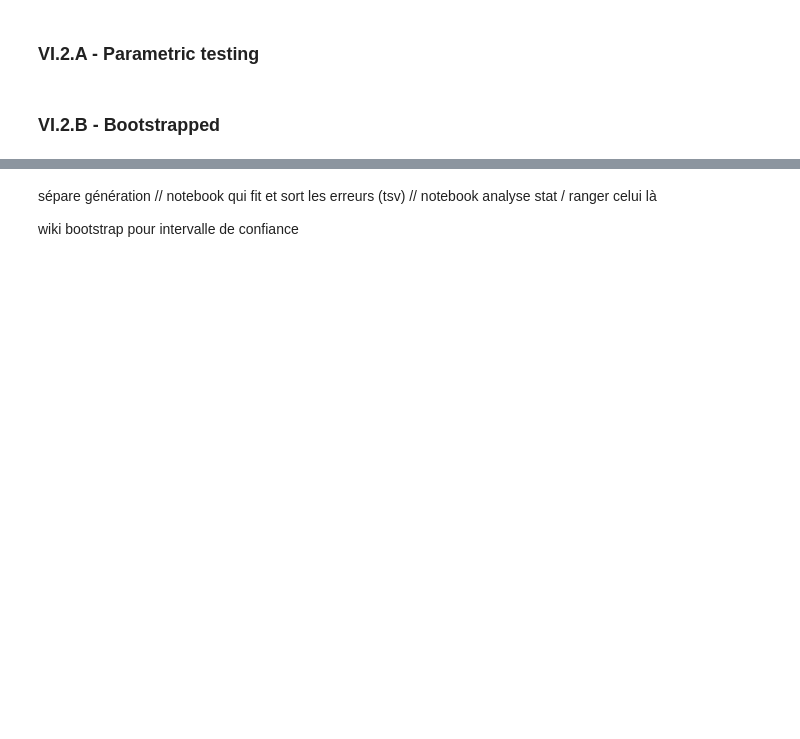
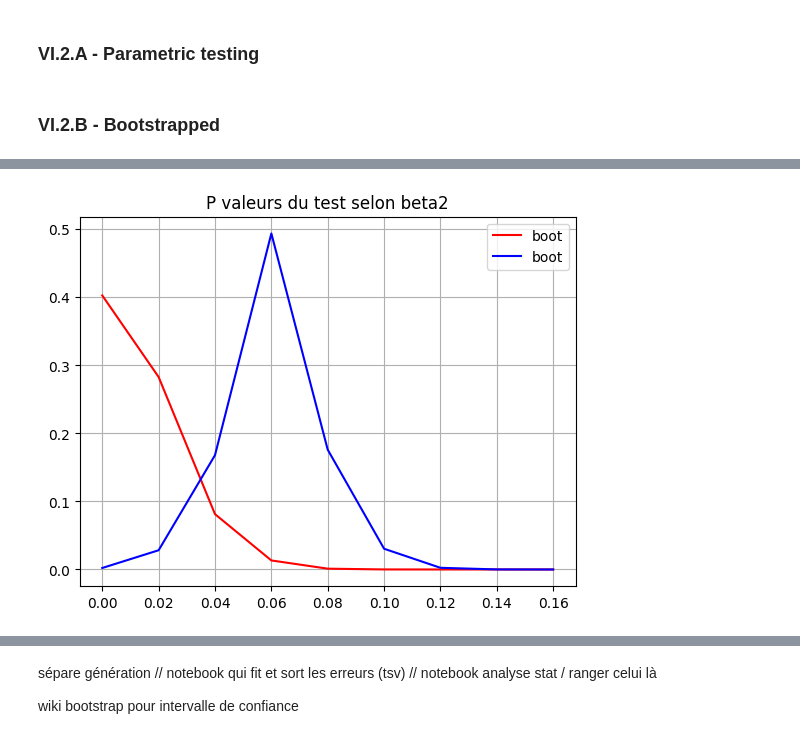
Before and after one commit to AntoineGilsonGH/The-Design-and-Analysis-of-Benchmark-Experiments, a Jupyter notebook: I0_Simplification.ipynb, the cells around one changed output, grey strips where cells are left out. Drawn from its saved outputs; the diff is of its cells as text; code cells hidden in the pictures; blank space fills up the shorter version.

```diff
--- a/I0_Simplification.ipynb
+++ b/I0_Simplification.ipynb
@@ -1759,16 +1641,17 @@ def graphs_confidence_intervals_boot_diff():
 # %% [markdown]
 ### VI.2.A - Parametric testing
 # %%
-def power_simulation():
+# Ajout de la statistique de test et de la puissance
 
-    np.random.seed(42)
-    n= 150
-    m = 2000
-    power = []
+def power_1():
+
+
     standard_errors = []
     test_statistics = []
-    p_values = []
-    beta1 = 2
+    p_values_bil = []
+    p_values_right = []
+    power_bil = []
+    power_right = []
     epsilon = np.random.normal(0, 1, n + m)
     x = np.random.uniform(0, 5, n + m)
 
@@ -1802,20 +1685,26 @@ def power_simulation():
 
         test_stat = d_barre/se # Statistique pour l'hypothèse nulle
 
-        student = stats.t.ppf(0.95, df=m-1)
-        p_value = 1 - stats.t.cdf(abs(test_stat), df = m-1)
+        student_bil = stats.t.ppf(0.975, df=m-1)
+        p_value_bil = 1 - stats.t.cdf(abs(test_stat), df = m-1)
+        student_right = stats.t.ppf(0.95, df=m-1)
+        p_value_right = 1 - stats.t.cdf(test_stat, df=m-1)
 
-        test_alt = student - test_stat
-        puissance = 1 - stats.norm.cdf(test_alt, 0, 1)
+        test_bil = student_bil - test_stat
+        test_right = student_right - test_stat
+        puissance_bil = 1 - stats.norm.cdf(test_bil, 0, 1)
+        puissance_right = 1 - stats.norm.cdf(test_right, 0, 1)
 
         standard_errors.append(se)
         test_statistics.append(test_stat)
-        p_values.append(p_value)
-        power.append(puissance)
+        p_values_bil.append(p_value_bil)
+        p_values_right.append(p_value_right)
+        power_bil.append(puissance_bil)
+        power_right.append(puissance_right)
 
-    return  standard_errors, test_statistics, p_values, power
+    return  standard_errors, test_statistics, p_values_bil, p_values_right, power_bil, power_right
 
 
-standard_errors, test_statistics, p_values, power = power_simulation()
+standard_errors, test_statistics, p_values_bil, p_values_right, power_bil, power_right = power_1()
 # %% [markdown]
 ### VI.2.B - Bootstrapped
@@ -1900,10 +1799,13 @@ plt.show()
 # %%
 plt.figure()
 plt.title("P valeurs du test selon beta2")
+plt.plot(beta2_values, p_values, label = "boot", color = "r")
 plt.plot(beta2_values, p_values_boot, label = "boot", color = "b")
 plt.grid()
 plt.legend()
 plt.show()
+# %% [output]
+[figure, added]
 # %%
 plt.figure()
 plt.title("Statistique de test du test selon beta2")
```
Also changed, not shown: parts of 32 cells of this notebook, 2 other files.
